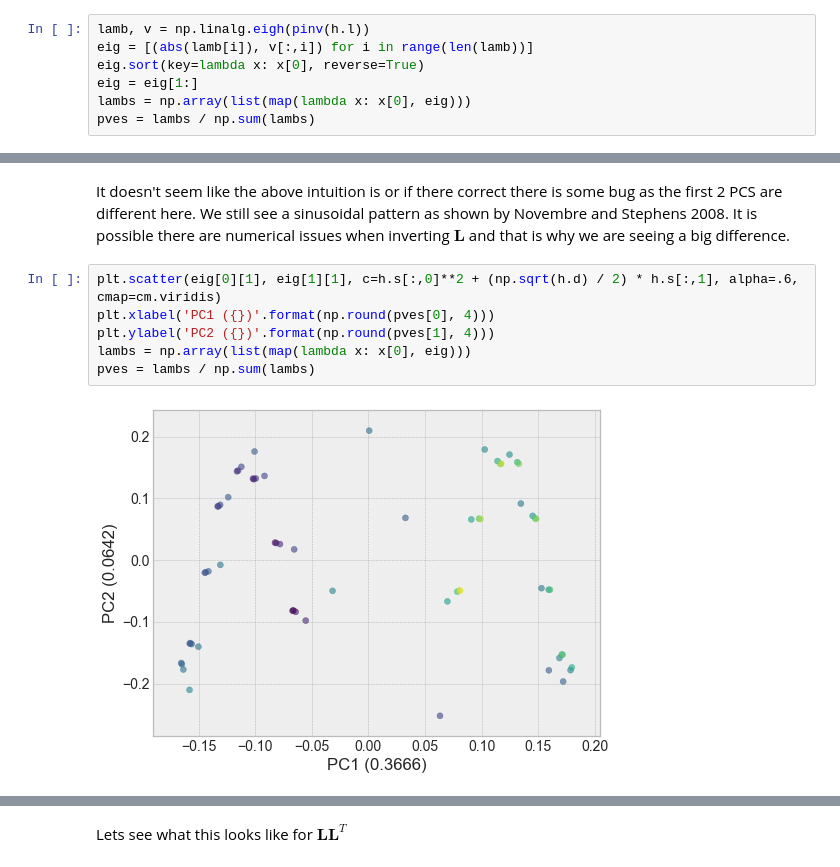
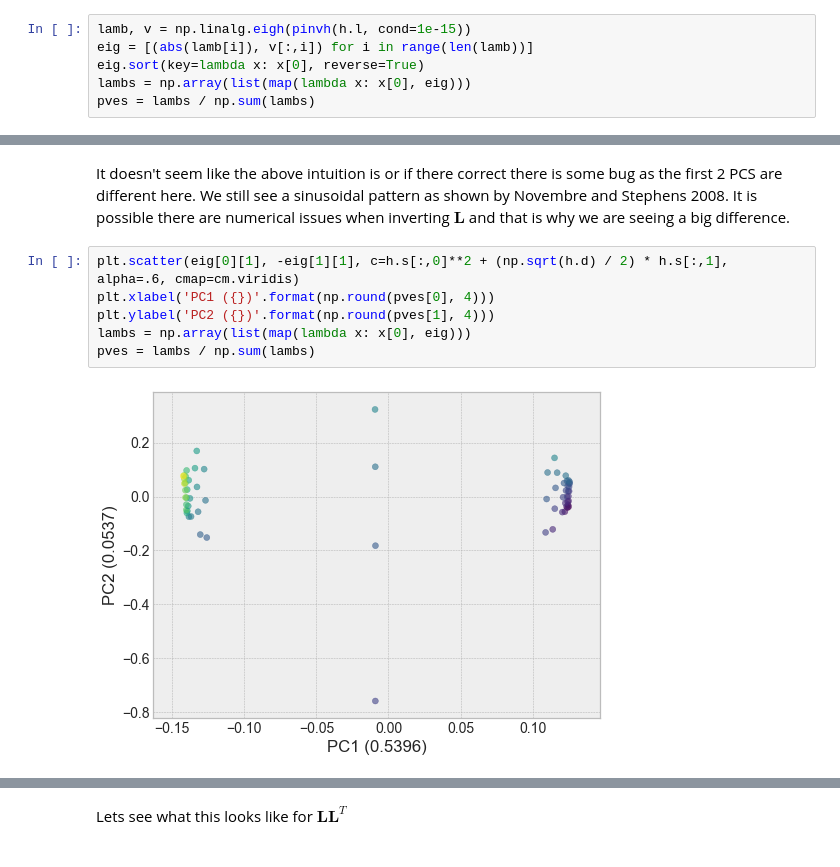
Before and after one commit to jhmarcus/spatial-random-walk, a Jupyter notebook: notebooks/isolation_by_srw.ipynb, the cells around one changed output, grey strips where cells are left out. Drawn from its saved outputs; the diff is of its cells as text.

Commit message:
some precision issues with pinv switched to eigenal decom to compute inverse

```diff
--- a/notebooks/isolation_by_srw.ipynb
+++ b/notebooks/isolation_by_srw.ipynb
@@ -264,10 +310,9 @@ We see that it matches the PCA performed on the simulated genotype data
 # %% [markdown]
 ## Eigenvalue decomposition on the inverse graph laplacian
 # %%
-lamb, v = np.linalg.eigh(pinv(h.l))
+lamb, v = np.linalg.eigh(pinvh(h.l, cond=1e-15))
 eig = [(abs(lamb[i]), v[:,i]) for i in range(len(lamb))]
 eig.sort(key=lambda x: x[0], reverse=True)
-eig = eig[1:]
 lambs = np.array(list(map(lambda x: x[0], eig)))
 pves = lambs / np.sum(lambs)
 # %%
@@ -280,13 +332,13 @@ Text(0,0.5,'PC1')
 # %% [markdown]
 It doesn't seem like the above intuition is or if there correct there is some bug as the first 2 PCS are different here. We still see a sinusoidal pattern as shown by Novembre and Stephens 2008. It is possible there are numerical issues when inverting $\mathbf{L}$ and that is why we are seeing a big difference.
 # %%
-plt.scatter(eig[0][1], eig[1][1], c=h.s[:,0]**2 + (np.sqrt(h.d) / 2) * h.s[:,1], alpha=.6, cmap=cm.viridis)
+plt.scatter(eig[0][1], -eig[1][1], c=h.s[:,0]**2 + (np.sqrt(h.d) / 2) * h.s[:,1], alpha=.6, cmap=cm.viridis)
 plt.xlabel('PC1 ({})'.format(np.round(pves[0], 4)))
 plt.ylabel('PC2 ({})'.format(np.round(pves[1], 4)))
 lambs = np.array(list(map(lambda x: x[0], eig)))
 pves = lambs / np.sum(lambs)
 # %% [output]
-[figure, old version]
+[figure, new version]
 # %%
 plt.scatter(np.arange(pves.shape[0]), pves)
 plt.xlabel('PC')
```
Also changed, not shown: parts of 22 cells of this notebook, 1 other file.
